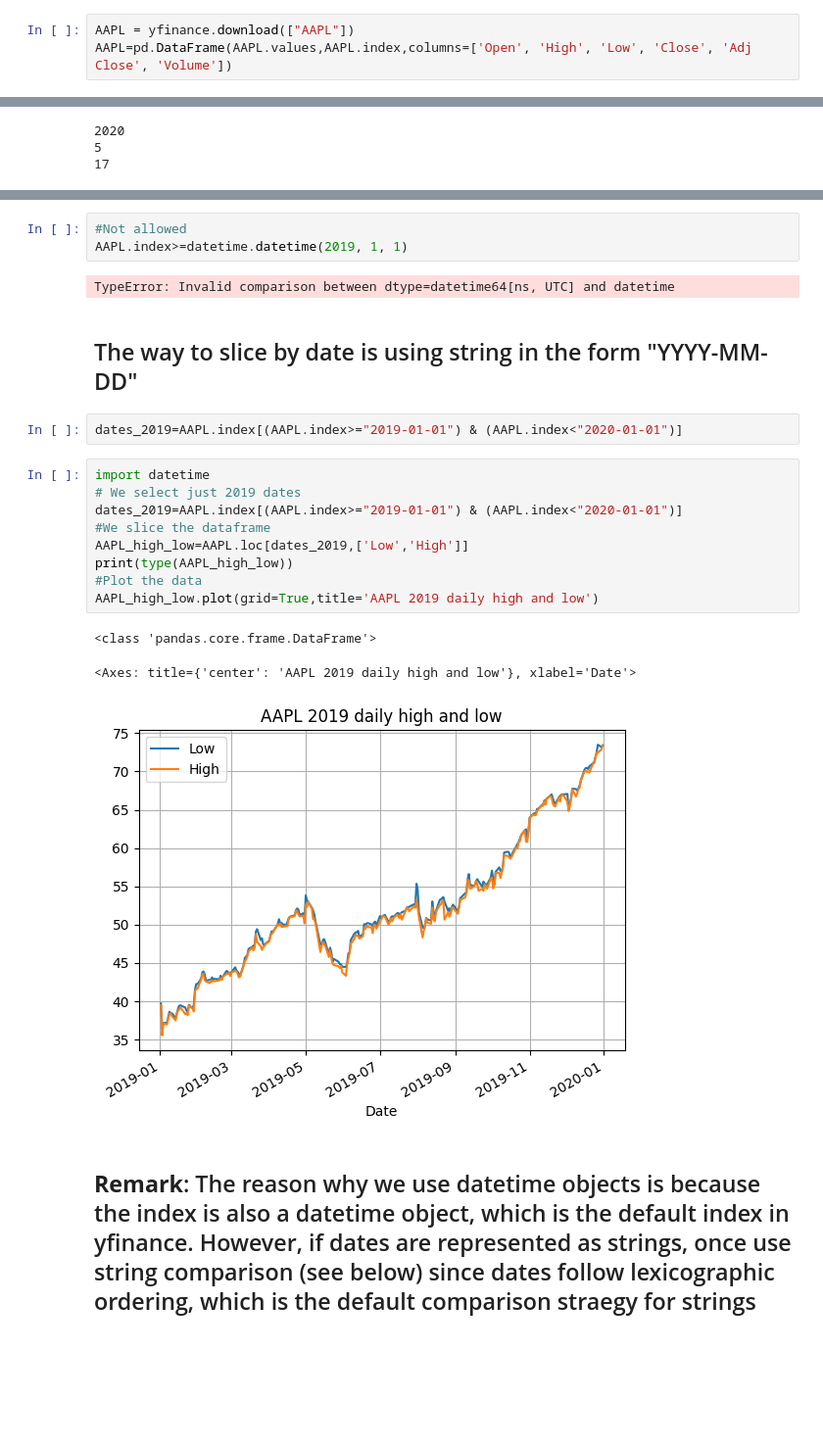
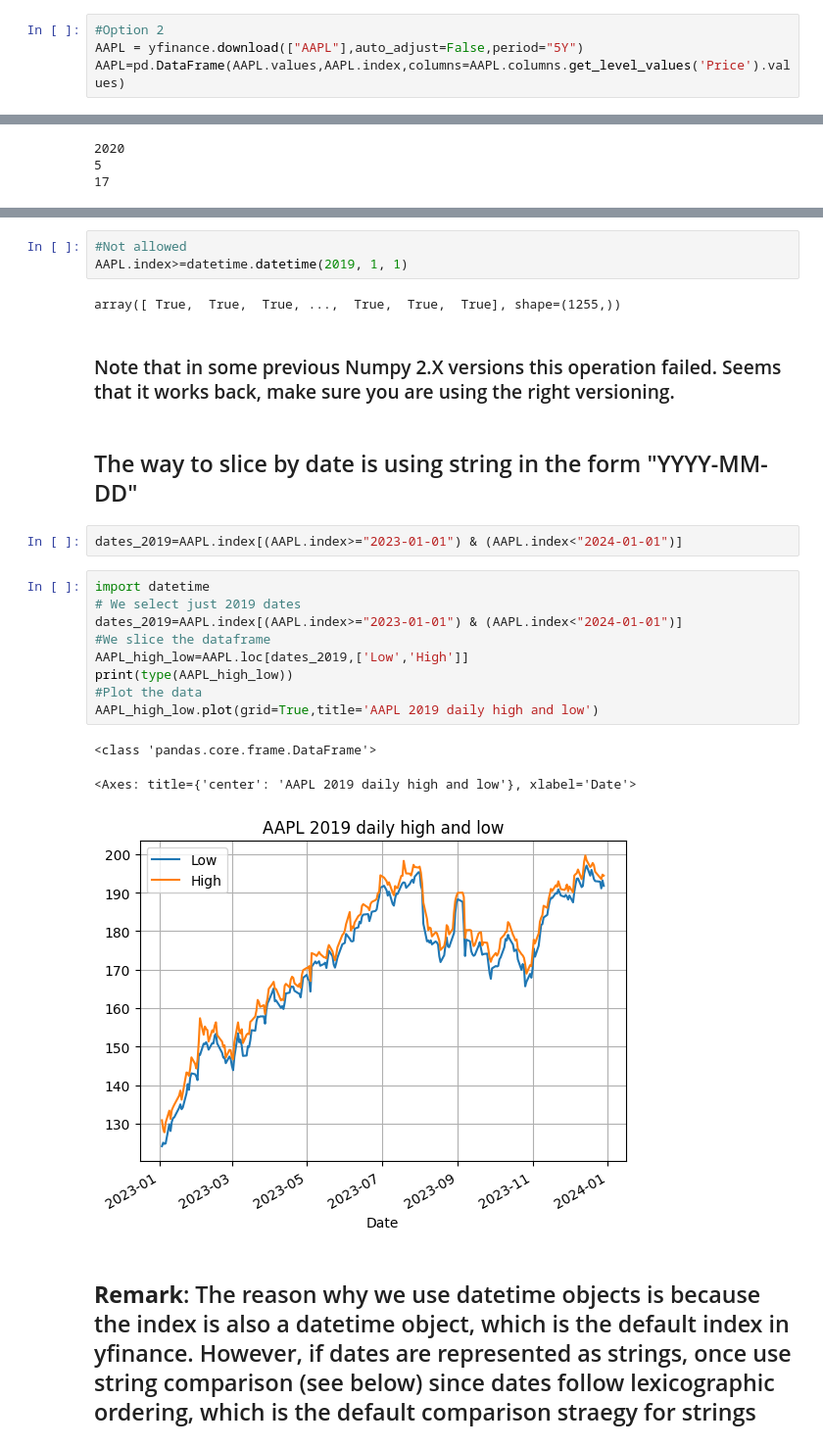
Before and after one commit to JackJacquier/python-for-finance, a Jupyter notebook: Session-4&5-Data-Pandas/Session 5 - intro_to_pandas.ipynb, the cells around one changed output, grey strips where cells are left out. Shown: that part at 98% size. Drawn from its saved outputs; the diff is of its cells as text; blank space fills up the shorter version.

```diff
--- a/Session-4&5-Data-Pandas/Session 5 - intro_to_pandas.ipynb
+++ b/Session-4&5-Data-Pandas/Session 5 - intro_to_pandas.ipynb
@@ -347,6 +318,7 @@ AAPL.loc[:,('AAPL')]
 # %%
-AAPL = yfinance.download(["AAPL"])
-AAPL=pd.DataFrame(AAPL.values,AAPL.index,columns=['Open', 'High', 'Low', 'Close', 'Adj Close', 'Volume'])
+#Option 2
+AAPL = yfinance.download(["AAPL"],auto_adjust=False,period="5Y")
+AAPL=pd.DataFrame(AAPL.values,AAPL.index,columns=AAPL.columns.get_level_values('Price').values)
 # %% [output]
 [*********************100%***********************]  1 of 1 completed
 # %%
@@ -964,24 +909,26 @@ print(date.day)
 #Not allowed
 AAPL.index>=datetime.datetime(2019, 1, 1)
 # %% [output]
-TypeError: Invalid comparison between dtype=datetime64[ns, UTC] and datetime
+array([ True,  True,  True, ...,  True,  True,  True], shape=(1255,))
+# %% [markdown]
+### Note that in some previous Numpy 2.X versions this operation failed. Seems that it works back, make sure you are using the right versioning.
 # %% [markdown]
 ## The way to slice by date is using string in the form "YYYY-MM-DD"
 # %%
-dates_2019=AAPL.index[(AAPL.index>="2019-01-01") & (AAPL.index<"2020-01-01")]
+dates_2019=AAPL.index[(AAPL.index>="2023-01-01") & (AAPL.index<"2024-01-01")]
 # %%
 import datetime
 # We select just 2019 dates
-dates_2019=AAPL.index[(AAPL.index>="2019-01-01") & (AAPL.index<"2020-01-01")]
+dates_2019=AAPL.index[(AAPL.index>="2023-01-01") & (AAPL.index<"2024-01-01")]
 #We slice the dataframe
 AAPL_high_low=AAPL.loc[dates_2019,['Low','High']]
 print(type(AAPL_high_low))
 #Plot the data
 AAPL_high_low.plot(grid=True,title='AAPL 2019 daily high and low')
 # %% [output]
 <class 'pandas.core.frame.DataFrame'>
 <Axes: title={'center': 'AAPL 2019 daily high and low'}, xlabel='Date'>
-[figure, old version]
+[figure, new version]
 # %% [markdown]
 ## **Remark**: The reason why we use datetime objects is because the index is also a datetime object, which is the default index in yfinance. However, if dates are represented as strings, once use string comparison (see below) since dates follow lexicographic ordering, which is the default comparison straegy for strings
 # %%
```
Also changed, not shown: parts of 106 cells of this notebook.
